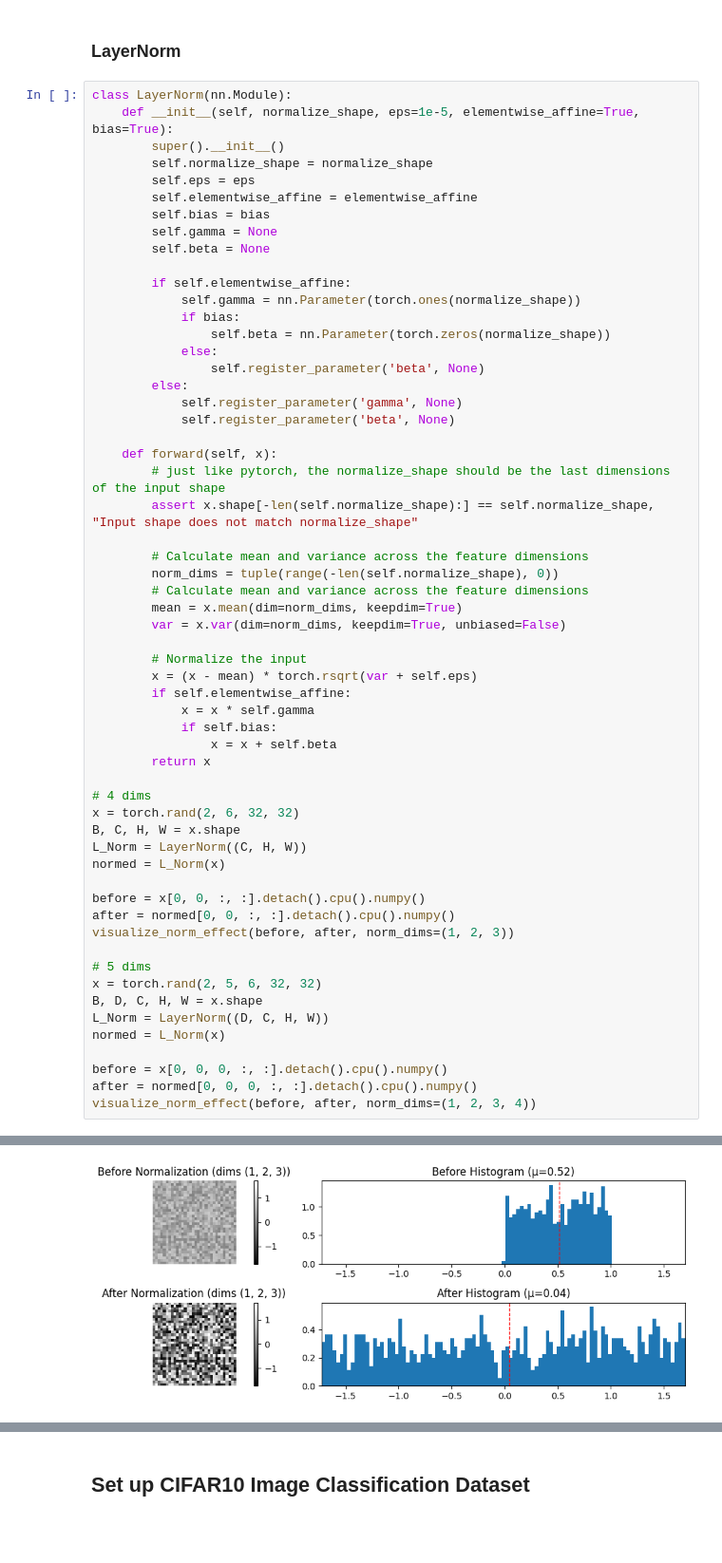
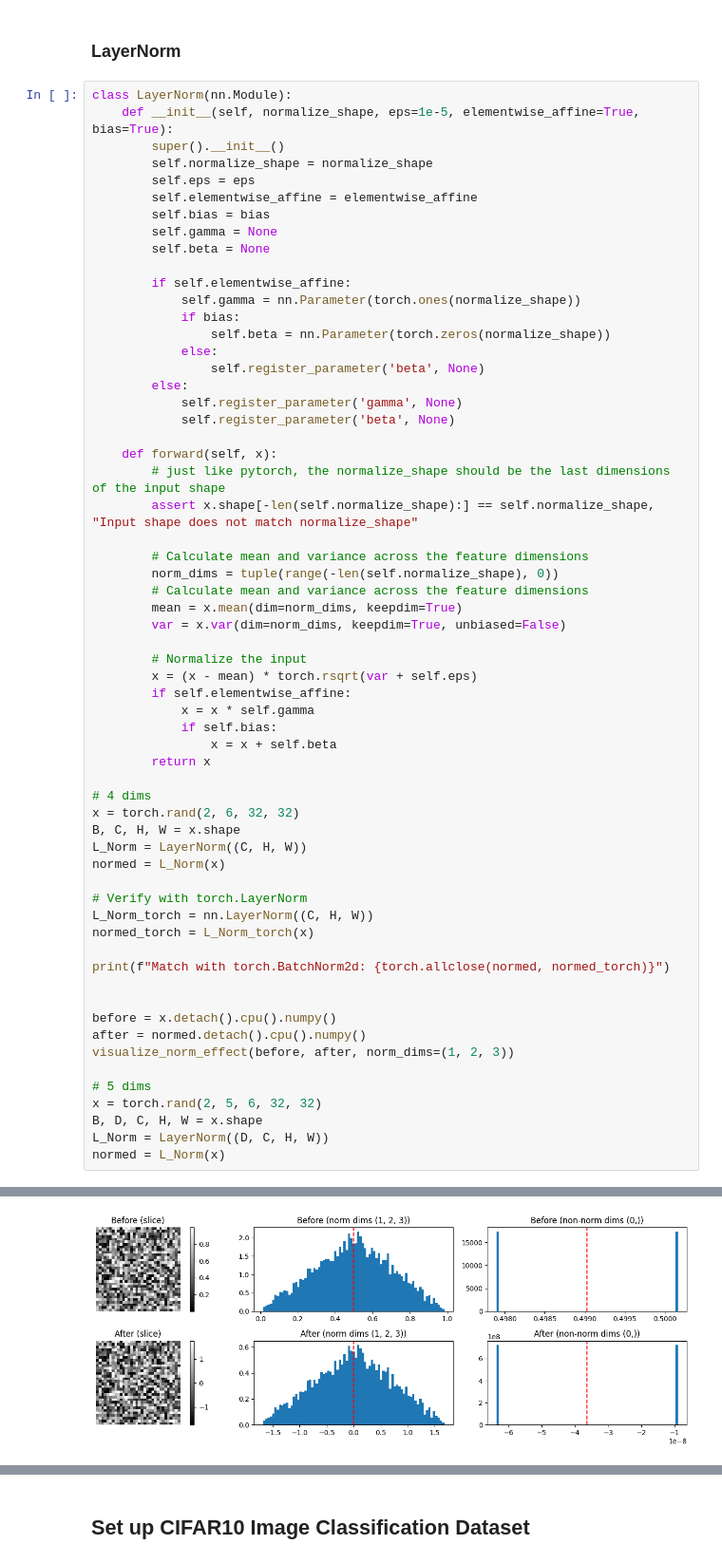
Before and after one commit to mohanen/deep-learning-blueprint, a Jupyter notebook: NormalizationLayers.ipynb, the cells around one changed output, grey strips where cells are left out. Shown: that part at 95% size. Cells and saved outputs as stored; diff of their text form; blank space fills up the shorter version.

```diff
--- a/NormalizationLayers.ipynb
+++ b/NormalizationLayers.ipynb
@@ -174,8 +217,15 @@ B, C, H, W = x.shape
 L_Norm = LayerNorm((C, H, W))
 normed = L_Norm(x)
 
-before = x[0, 0, :, :].detach().cpu().numpy()
-after = normed[0, 0, :, :].detach().cpu().numpy()
+# Verify with torch.LayerNorm
+L_Norm_torch = nn.LayerNorm((C, H, W))
+normed_torch = L_Norm_torch(x)
+
+print(f"Match with torch.BatchNorm2d: {torch.allclose(normed, normed_torch)}")
+
+
+before = x.detach().cpu().numpy()
+after = normed.detach().cpu().numpy()
 visualize_norm_effect(before, after, norm_dims=(1, 2, 3))
 
 # 5 dims
@@ -183,8 +233,4 @@ x = torch.rand(2, 5, 6, 32, 32)
 B, D, C, H, W = x.shape
 L_Norm = LayerNorm((D, C, H, W))
 normed = L_Norm(x)
-
-before = x[0, 0, 0, :, :].detach().cpu().numpy()
-after = normed[0, 0, 0, :, :].detach().cpu().numpy()
-visualize_norm_effect(before, after, norm_dims=(1, 2, 3, 4))
 # %% [output]
@@ -191 +238 @@ visualize_norm_effect(before, after, norm_dims=(1, 2, 3, 4))
-[figure, old version]
+[figure, new version]
```
Also changed, not shown: parts of 5 cells of this notebook, 1 other file.
